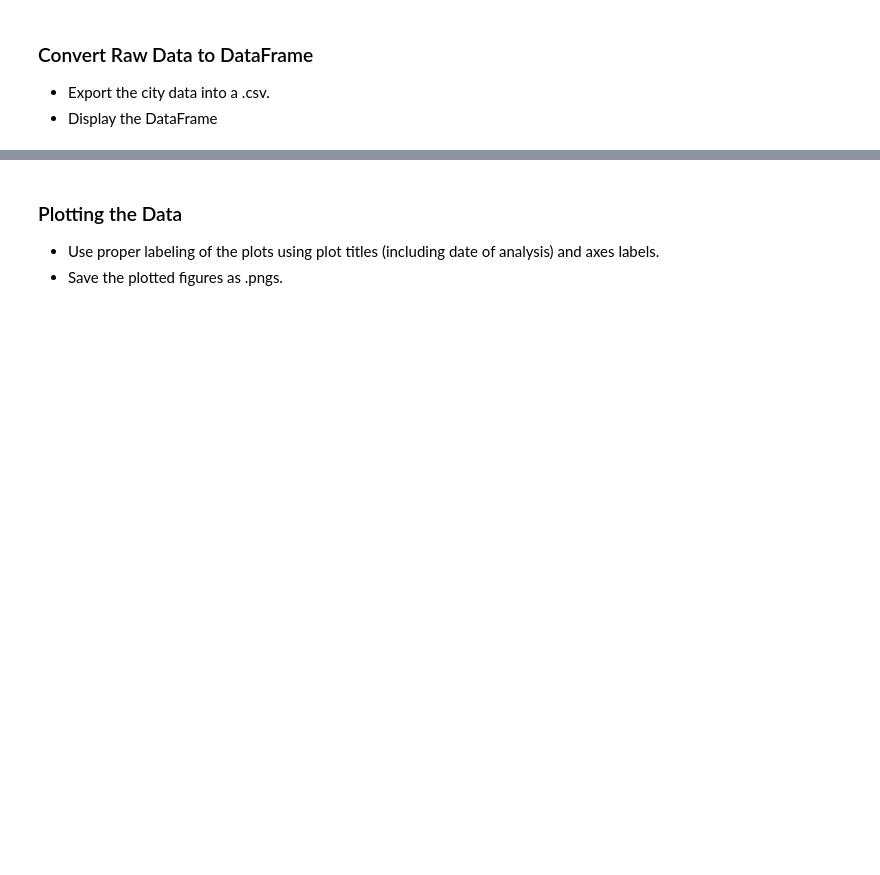
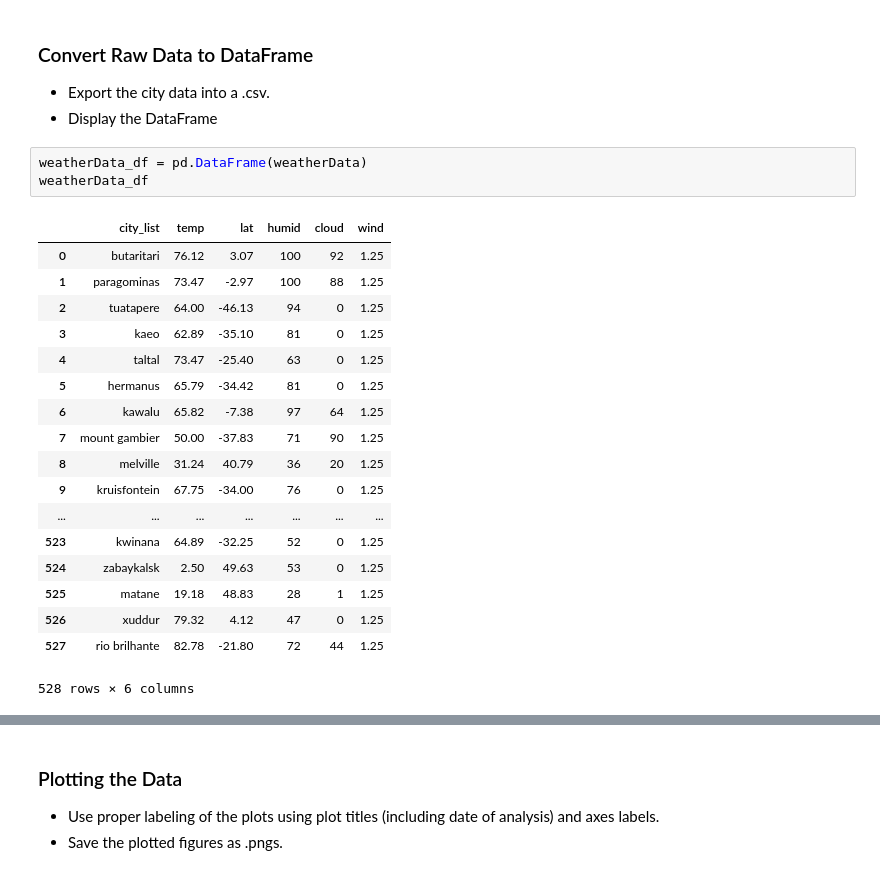
Before and after one commit to rjh33/WeatherPy, a Jupyter notebook: WeatherPy.ipynb, the cells around one changed output, grey strips where cells are left out. Drawn from its saved outputs; the diff is of its cells as text; blank space fills up the shorter version.

```diff
--- a/WeatherPy.ipynb
+++ b/WeatherPy.ipynb
@@ -132,6 +132,28 @@ Processing Complete
 ### Convert Raw Data to DataFrame
 * Export the city data into a .csv.
 * Display the DataFrame
+# %%
+weatherData_df = pd.DataFrame(weatherData)
+weatherData_df
+# %% [output]
+|  | city_list | temp | lat | humid | cloud | wind |
+| 0 | butaritari | 76.12 | 3.07 | 100 | 92 | 1.25 |
+| 1 | paragominas | 73.47 | -2.97 | 100 | 88 | 1.25 |
+| 2 | tuatapere | 64.00 | -46.13 | 94 | 0 | 1.25 |
+| 3 | kaeo | 62.89 | -35.10 | 81 | 0 | 1.25 |
+| 4 | taltal | 73.47 | -25.40 | 63 | 0 | 1.25 |
+| 5 | hermanus | 65.79 | -34.42 | 81 | 0 | 1.25 |
+| 6 | kawalu | 65.82 | -7.38 | 97 | 64 | 1.25 |
+| 7 | mount gambier | 50.00 | -37.83 | 71 | 90 | 1.25 |
+| 8 | melville | 31.24 | 40.79 | 36 | 20 | 1.25 |
+| 9 | kruisfontein | 67.75 | -34.00 | 76 | 0 | 1.25 |
+| ... | ... | ... | ... | ... | ... | ... |
+| 523 | kwinana | 64.89 | -32.25 | 52 | 0 | 1.25 |
+| 524 | zabaykalsk | 2.50 | 49.63 | 53 | 0 | 1.25 |
+| 525 | matane | 19.18 | 48.83 | 28 | 1 | 1.25 |
+| 526 | xuddur | 79.32 | 4.12 | 47 | 0 | 1.25 |
+| 527 | rio brilhante | 82.78 | -21.80 | 72 | 44 | 1.25 |
+528 rows × 6 columns
 # %%
 #Export the city data into a .csv.
 weatherData_df.to_csv("weather.csv")
```
Also changed, not shown: parts of 9 cells of this notebook, 4 other files.
